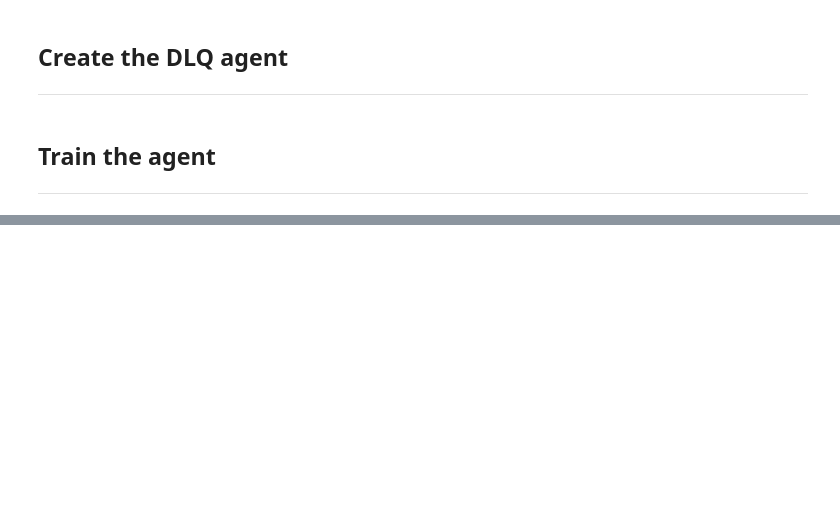
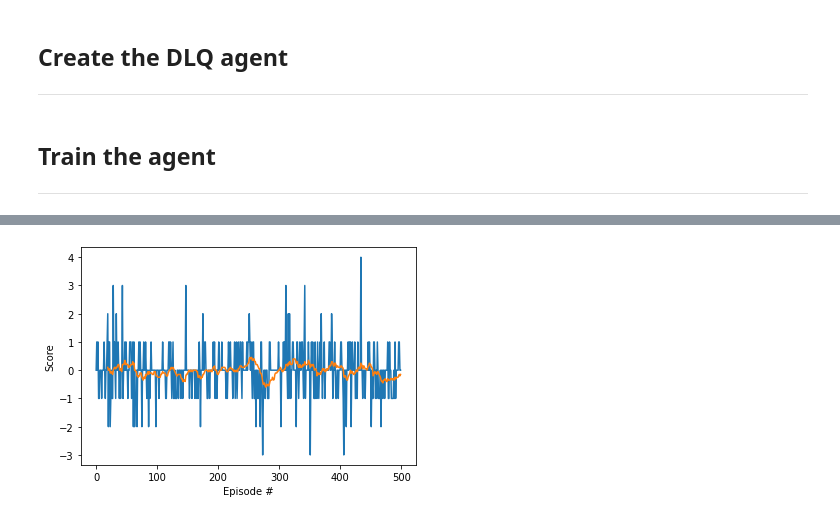
Before and after one commit to guillaumeboniface/bananaland, a Jupyter notebook: solution_walkthrough.ipynb, the cells around one changed output, grey strips where cells are left out. Saved outputs shown, nothing was run; the diff lists cells and outputs as text; code cells hidden in the pictures; blank space fills up the shorter version.

```diff
--- a/solution_walkthrough.ipynb
+++ b/solution_walkthrough.ipynb
@@ -41,21 +41,21 @@ Unity brain name: BananaBrain
 #TODO: find a more readable way to declare the config
 class Config:
     def __init__(self):
-        self.num_episodes = 1500
+        self.num_episodes = 500
         self.gamma = 0.99
         self.epsilon_start = 0
         self.epsilon_decay = 0.995
         self.epsilon_min = 0
-        self.tau = 1e-2
+        self.tau = 1e-3
         self.memory_size = int(1e5)
         self.min_prioritization = 1e-4
-        self.prioritization_exponent = 0.5
-        self.prioritization_importance_sampling_start = 0.4
-        self.prioritization_importance_sampling_end = 1
+        self.prioritization_exponent = 0
+        self.prioritization_importance_sampling_start = 0
+        self.prioritization_importance_sampling_end = 0
         self.batch_size = 64
         self.update_every = 10
         self.mlp_layers = (200, 150)
-        self.learning_rate = 5e-4
+        self.learning_rate = 5e-6
 
 
     def as_dict(self):
@@ -77,6 +77,7 @@ def rolling_avg_scores(scores, window):
 def run(env, brain_name, agent, num_episodes=1500):
     start_time = datetime.utcnow()
     scores = []
+    health_checks = []
     for i_episode in range(num_episodes):
         env_info = env.reset(train_mode=True)[brain_name]  # reset the environment
         state = env_info.vector_observations[0]            # get the current state
@@ -94,15 +95,24 @@ def run(env, brain_name, agent, num_episodes=1500):
             if done:                                       # exit loop if episode finished
                 scores.append(score)
                 break
-        print("\rEpisode {}/{} | Max Average Score: {}".format(i_episode, num_episodes, max(rolling_avg_scores(scores, 20))), end="")
+        health_check = agent.health_check()
+        health_checks.append(health_check)
+        model1_loss, memory_max_prioritization, memory_size = health_check
+        print("\rEpisode %d/%d | Max Average Score: %.2f | Model 1 loss: %.2f | Memory max prioritization: %.2f | Memory size: %d" % (
+            i_episode,
+            num_episodes,
+            max(rolling_avg_scores(scores, 20)),
+            model1_loss,
+            memory_max_prioritization,
+            memory_size), end="")
         sys.stdout.flush()
     end_time = datetime.utcnow()
-    return scores, end_time - start_time
+    return scores, end_time - start_time, health_checks
 # %%
-scores, run_timing = run(env, brain_name, dlq_agent, num_episodes=Config().num_episodes)
+scores, run_timing, health_checks = run(env, brain_name, dlq_agent, num_episodes=Config().num_episodes)
 with open('training_log.txt', 'a') as file:
     file.write("Training run on %s \n" % datetime.utcnow().isoformat())
     file.write("Lasted %dmin%d \n" % (run_timing.seconds // 60, run_timing.seconds % 60))
-    file.write(json.dumps(config.as_dict()))
-    file.write("\nMax average score: %f\n\n" % rolling_avg_scores)
+    file.write(json.dumps(Config().as_dict(), indent=2))
+    file.write("\nMax average score: %f\n\n" % max(rolling_avg_scores(scores, 20)))
 # %% [output]
@@ -110,8 +120,10 @@ Episode 1274/1500 | Max Average Score: 1.0556666666666667
 # %%
 import matplotlib.pyplot as plt
 %matplotlib inline
 plt.plot(np.arange(len(scores)), scores)
-plt.plot(np.arange(len(20, scores)), rolling_avg_scores(scores, 20))
+plt.plot(np.arange(19, len(scores)), rolling_avg_scores(scores, 20))
 plt.ylabel('Score')
 plt.xlabel('Episode #')
 plt.show()
+# %% [output]
+[figure, added]
```
Also changed, not shown: parts of 2 cells of this notebook, 3 other files.
